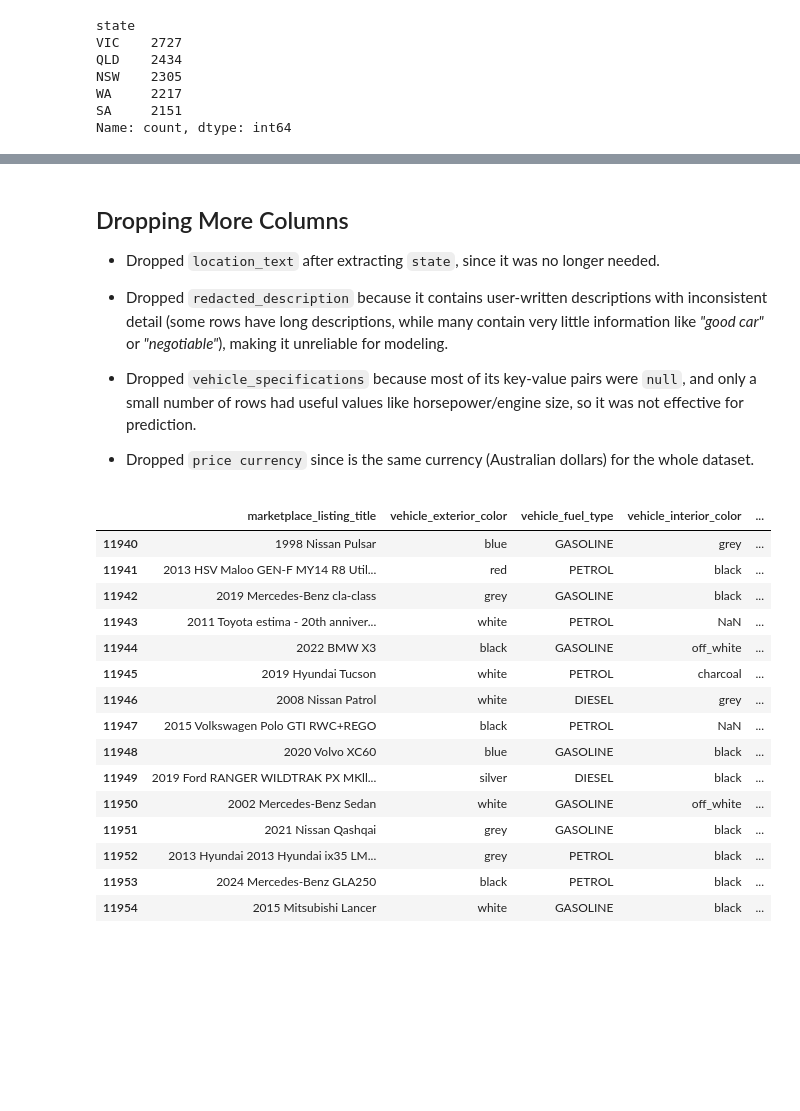
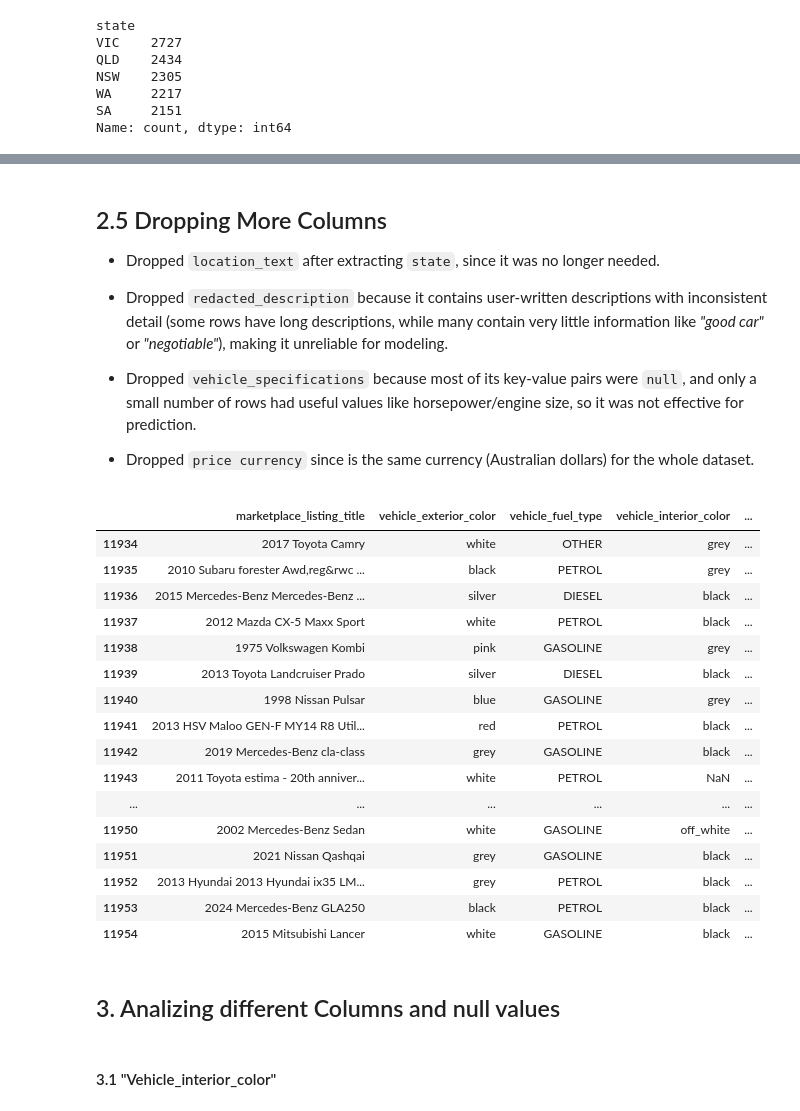
Before and after one commit to Andresanalyst1/ML-Australian-Car-Market, a Jupyter notebook: data_preprocessing.ipynb, the cells around one changed output, grey strips where cells are left out. Cells and saved outputs as stored; diff of their text form; code cells hidden in the pictures; blank space fills up the shorter version.

Commit message:
Working on data preprocessing file, added some extra cleaning features as well as new dimension_table_car_models.csv file incorporated

```diff
--- a/data_preprocessing.ipynb
+++ b/data_preprocessing.ipynb
@@ -324,7 +336,7 @@ A$3        3
 A$7        2
 Name: count, dtype: int64
 # %%
-df["price_In_Dollars"] = (
+df["price"] = (
     df["formatted_price"]
     .astype(str)
     .str.extract(r"(\d[\d,]*)", expand=False)
@@ -381,0 +382,7 @@ df.drop(cols,axis=1,inplace=True)
+# %%
+df["year"] = df["marketplace_listing_title"].str.lstrip().str[:4]
+year = df["year"].value_counts().tail(30)
+
+sns.barplot(x=year.index, y=year.values)
+plt.xticks(rotation=90)
+plt.show()
@@ -381,0 +391,21 @@ df.drop(cols,axis=1,inplace=True)
+# %%
+#According to the graph above there are just few minor 'years' which has different values (strings).
+#Let's check it out
+
+df[df["marketplace_listing_title"].str.startswith(("Mits","hyun","MG","Toyo","Hyun"), na=False)]
+
+# After reviewing the data, these rows contain missing kilometer values and extreme price outliers,
+# so they will be removed.
+
+mask1 = df["marketplace_listing_title"].str.startswith(("Mits","hyun","MG","Toyo","Hyun"), na=False)
+
+df = df[~mask1]
+# %%
+#Checking dtype of year column
+df["year"]=df["year"].astype("int")
+#checking again plotbars
+df["year"].info()
+year = df["year"].value_counts().tail(30)
+sns.barplot(x=year.index, y=year.values)
+plt.xticks(rotation=90)
+plt.show()
@@ -382,5 +422,5 @@ df.drop(cols,axis=1,inplace=True)
 # %% [markdown]
-## Dropping More Columns
+## 2.5 Dropping More Columns
 
 - Dropped `location_text` after extracting  `state`, since it was no longer needed.
 
@@ -392,19 +435,24 @@ df.drop(cols,axis=1,inplace=True)
 # %%
-df.tail(15)
+df.tail(21)
 # %% [output]
 |  | marketplace_listing_title | vehicle_exterior_color | vehicle_fuel_type | vehicle_interior_color | ... |
+| 11934 | 2017 Toyota Camry | white | OTHER | grey | ... |
+| 11935 | 2010 Subaru forester Awd,reg&rwc ... | black | PETROL | grey | ... |
+| 11936 | 2015 Mercedes-Benz Mercedes-Benz ... | silver | DIESEL | black | ... |
+| 11937 | 2012 Mazda CX-5 Maxx Sport | white | PETROL | black | ... |
+| 11938 | 1975 Volkswagen Kombi | pink | GASOLINE | grey | ... |
+| 11939 | 2013 Toyota Landcruiser Prado | silver | DIESEL | black | ... |
 | 11940 | 1998 Nissan Pulsar | blue | GASOLINE | grey | ... |
 | 11941 | 2013 HSV Maloo GEN-F MY14 R8 Util... | red | PETROL | black | ... |
 | 11942 | 2019 Mercedes-Benz cla-class | grey | GASOLINE | black | ... |
 | 11943 | 2011 Toyota estima - 20th anniver... | white | PETROL | NaN | ... |
-| 11944 | 2022 BMW X3 | black | GASOLINE | off_white | ... |
-| 11945 | 2019 Hyundai Tucson | white | PETROL | charcoal | ... |
-| 11946 | 2008 Nissan Patrol | white | DIESEL | grey | ... |
-| 11947 | 2015 Volkswagen Polo GTI RWC+REGO | black | PETROL | NaN | ... |
-| 11948 | 2020 Volvo XC60 | blue | GASOLINE | black | ... |
-| 11949 | 2019 Ford RANGER WILDTRAK PX MKll... | silver | DIESEL | black | ... |
+| ... | ... | ... | ... | ... | ... |
 | 11950 | 2002 Mercedes-Benz Sedan | white | GASOLINE | off_white | ... |
 | 11951 | 2021 Nissan Qashqai | grey | GASOLINE | black | ... |
 | 11952 | 2013 Hyundai 2013 Hyundai ix35 LM... | grey | PETROL | black | ... |
 | 11953 | 2024 Mercedes-Benz GLA250 | black | PETROL | black | ... |
 | 11954 | 2015 Mitsubishi Lancer | white | GASOLINE | black | ... |
+# %% [markdown]
+## 3. Analizing different Columns and null values
+# %% [markdown]
+#### 3.1 "Vehicle_interior_color"
```
Also changed, not shown: parts of 64 cells of this notebook, 2 other files.
